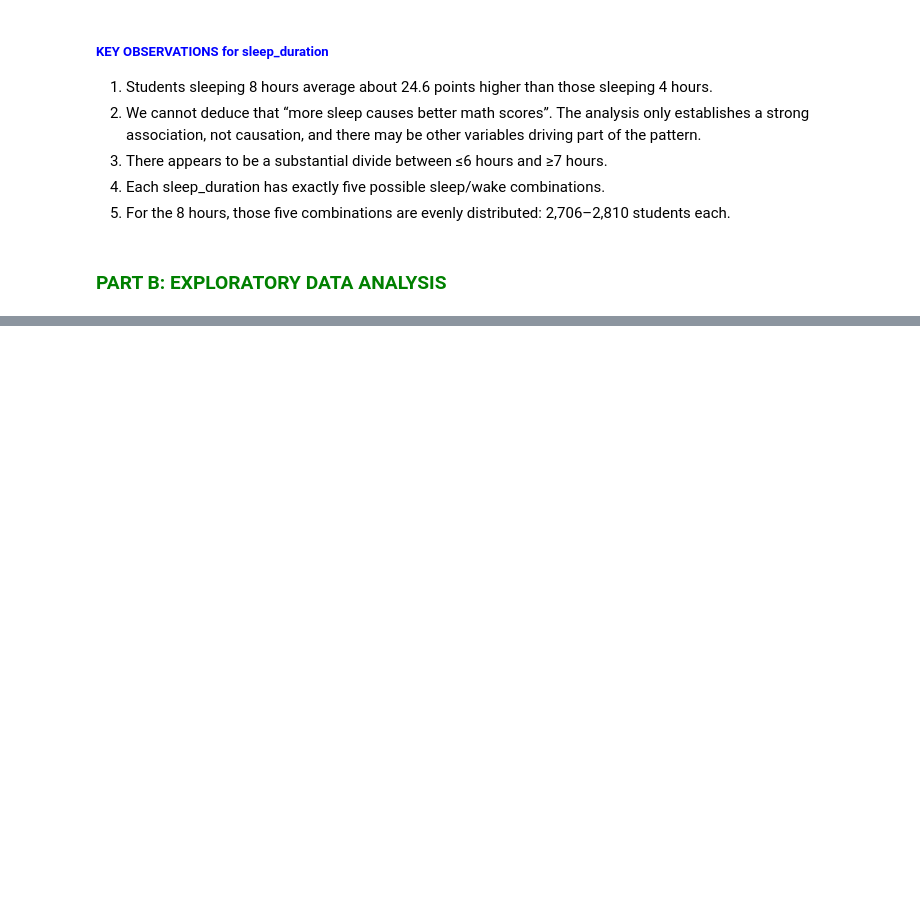
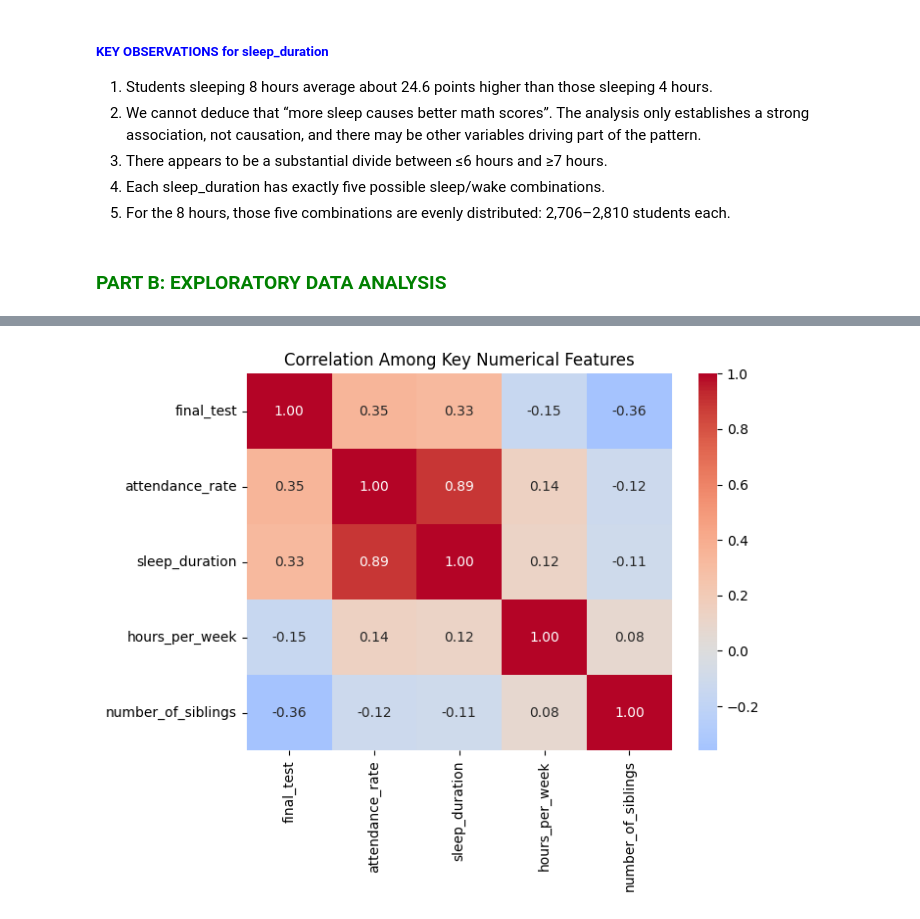
Before and after one commit to thedataanalyst-ylime/o-level-mathematics-performance-analysis, a Jupyter notebook: eda.ipynb, the cells around one changed output, grey strips where cells are left out. Saved outputs shown, nothing was run; the diff lists cells and outputs as text; code cells hidden in the pictures; blank space fills up the shorter version.

```diff
--- a/eda.ipynb
+++ b/eda.ipynb
@@ -1092,0 +1436,13 @@ df_clean["final_test"].describe()
+# %%
+#Calculate the correlation matrix among the numerical predictors
+key_numeric = [
+    "final_test",
+    "attendance_rate",
+    "sleep_duration",
+    "hours_per_week",
+    "number_of_siblings"
+]
+
+key_corr = df_clean[key_numeric].corr().round(2)
+
+key_corr
@@ -1092,0 +1456,16 @@ df_clean["final_test"].describe()
+# %%
+# Visualise the correlation
+plt.figure(figsize=(7, 5))
+
+sns.heatmap(
+    key_corr,
+    annot=True,
+    fmt=".2f",
+    cmap="coolwarm",
+    center=0
+)
+
+plt.title("Correlation Among Key Numerical Features")
+plt.show()
+# %% [output]
+[figure, added]
```
Also changed, not shown: parts of 58 cells of this notebook.
